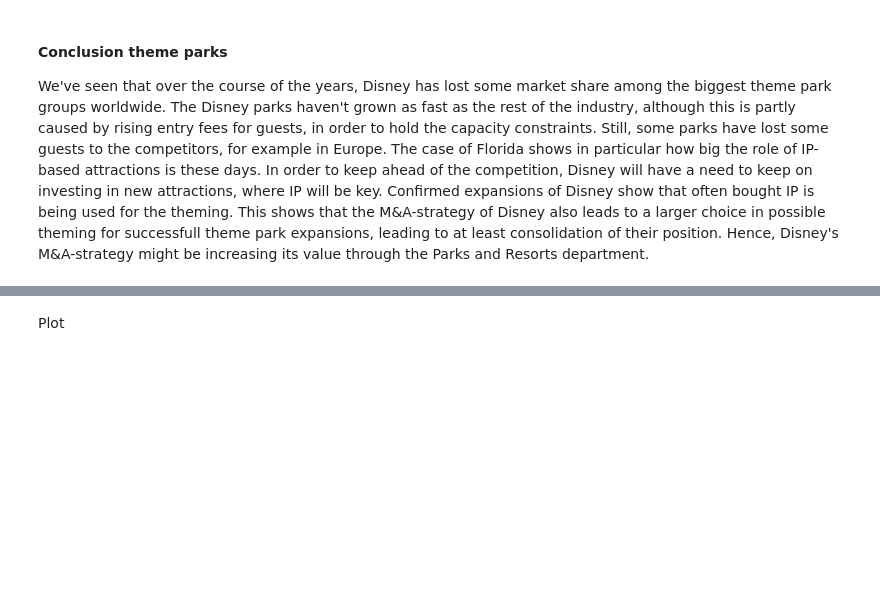
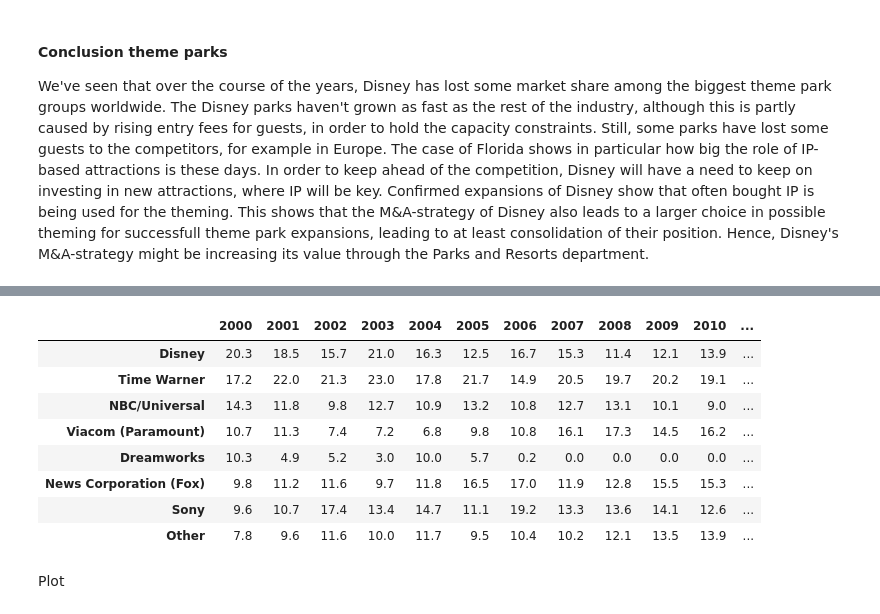
Before and after one commit to RobertHamberg/zooi, a Jupyter notebook: WDC.ipynb, the cells around one changed output, grey strips where cells are left out. Cells and saved outputs as stored; diff of their text form; code cells hidden in the pictures; blank space fills up the shorter version.

```diff
--- a/WDC.ipynb
+++ b/WDC.ipynb
@@ -215,6 +228,16 @@ axes.set_xlabel('Year')
 # %%
 fs_ms = pd.read_excel(open('film studios market shares.xlsx','rb'), sheetname='market shares')
-fs_ms.head()
+fs_ms
+# %% [output]
+|  | 2000 | 2001 | 2002 | 2003 | 2004 | 2005 | 2006 | 2007 | 2008 | 2009 | 2010 | ... |
+| Disney | 20.3 | 18.5 | 15.7 | 21.0 | 16.3 | 12.5 | 16.7 | 15.3 | 11.4 | 12.1 | 13.9 | ... |
+| Time Warner | 17.2 | 22.0 | 21.3 | 23.0 | 17.8 | 21.7 | 14.9 | 20.5 | 19.7 | 20.2 | 19.1 | ... |
+| NBC/Universal | 14.3 | 11.8 | 9.8 | 12.7 | 10.9 | 13.2 | 10.8 | 12.7 | 13.1 | 10.1 | 9.0 | ... |
+| Viacom (Paramount) | 10.7 | 11.3 | 7.4 | 7.2 | 6.8 | 9.8 | 10.8 | 16.1 | 17.3 | 14.5 | 16.2 | ... |
+| Dreamworks | 10.3 | 4.9 | 5.2 | 3.0 | 10.0 | 5.7 | 0.2 | 0.0 | 0.0 | 0.0 | 0.0 | ... |
+| News Corporation (Fox) | 9.8 | 11.2 | 11.6 | 9.7 | 11.8 | 16.5 | 17.0 | 11.9 | 12.8 | 15.5 | 15.3 | ... |
+| Sony | 9.6 | 10.7 | 17.4 | 13.4 | 14.7 | 11.1 | 19.2 | 13.3 | 13.6 | 14.1 | 12.6 | ... |
+| Other | 7.8 | 9.6 | 11.6 | 10.0 | 11.7 | 9.5 | 10.4 | 10.2 | 12.1 | 13.5 | 13.9 | ... |
 # %% [markdown]
 Plot
 # %%
```
Also changed, not shown: parts of 6 cells of this notebook.
